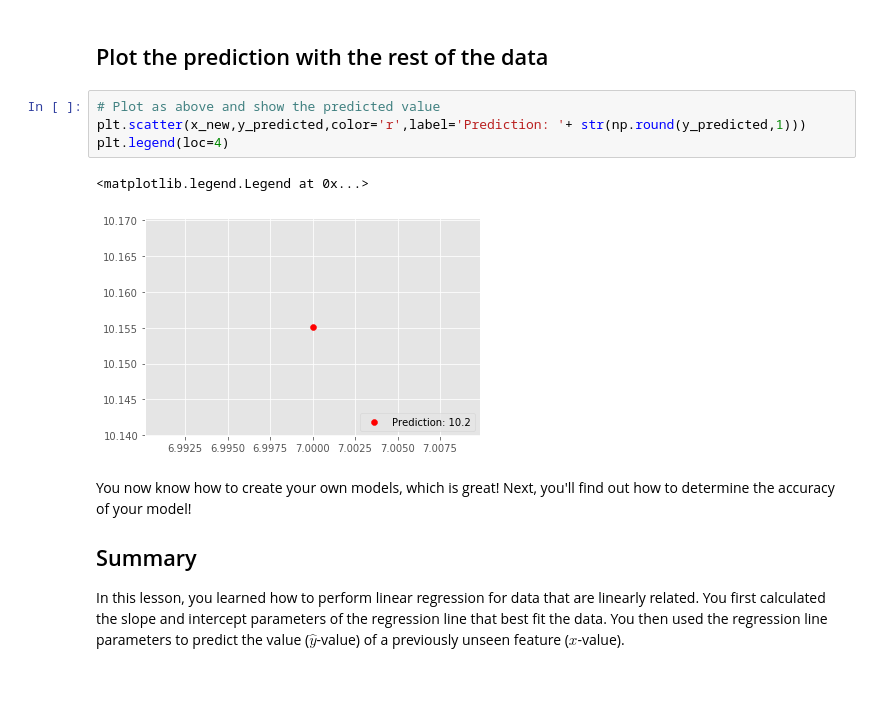
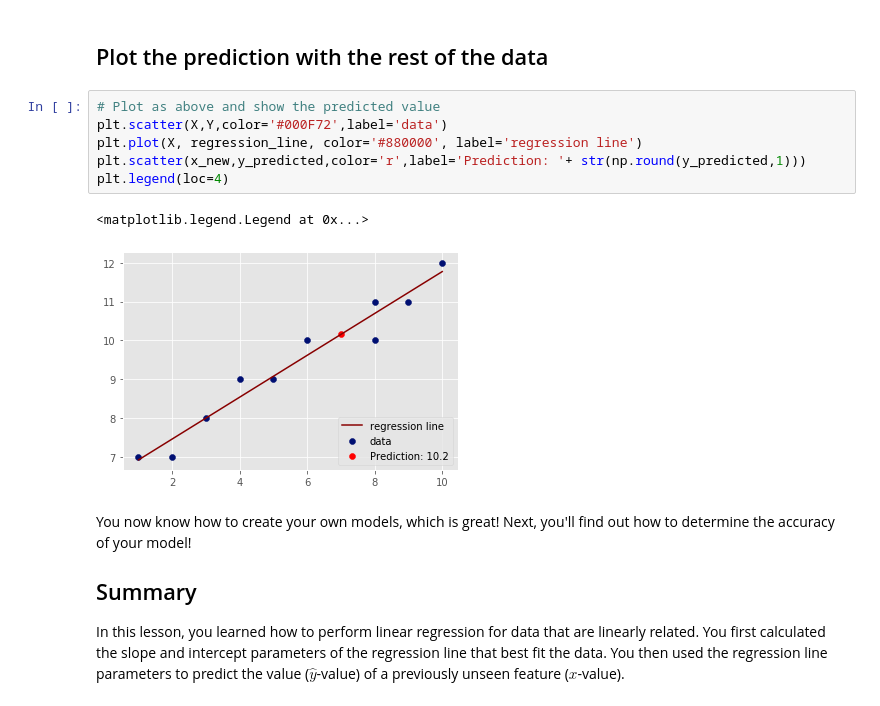
Before and after one commit to qgrigsby/dsc-simple-linear-regression-lab-hbs-ds-060120, a Jupyter notebook: index.ipynb, the cells around one changed output. Drawn from its saved outputs; the diff is of its cells as text.

```diff
--- a/index.ipynb
+++ b/index.ipynb
@@ -159,11 +159,13 @@ y_predicted
 ## Plot the prediction with the rest of the data
 # %%
 # Plot as above and show the predicted value
+plt.scatter(X,Y,color='#000F72',label='data')
+plt.plot(X, regression_line, color='#880000', label='regression line')
 plt.scatter(x_new,y_predicted,color='r',label='Prediction: '+ str(np.round(y_predicted,1)))
 plt.legend(loc=4)
 # %% [output]
 <matplotlib.legend.Legend at 0x...>
-[figure, old version]
+[figure, new version]
 # %% [markdown]
 You now know how to create your own models, which is great! Next, you'll find out how to determine the accuracy of your model!
 
```
